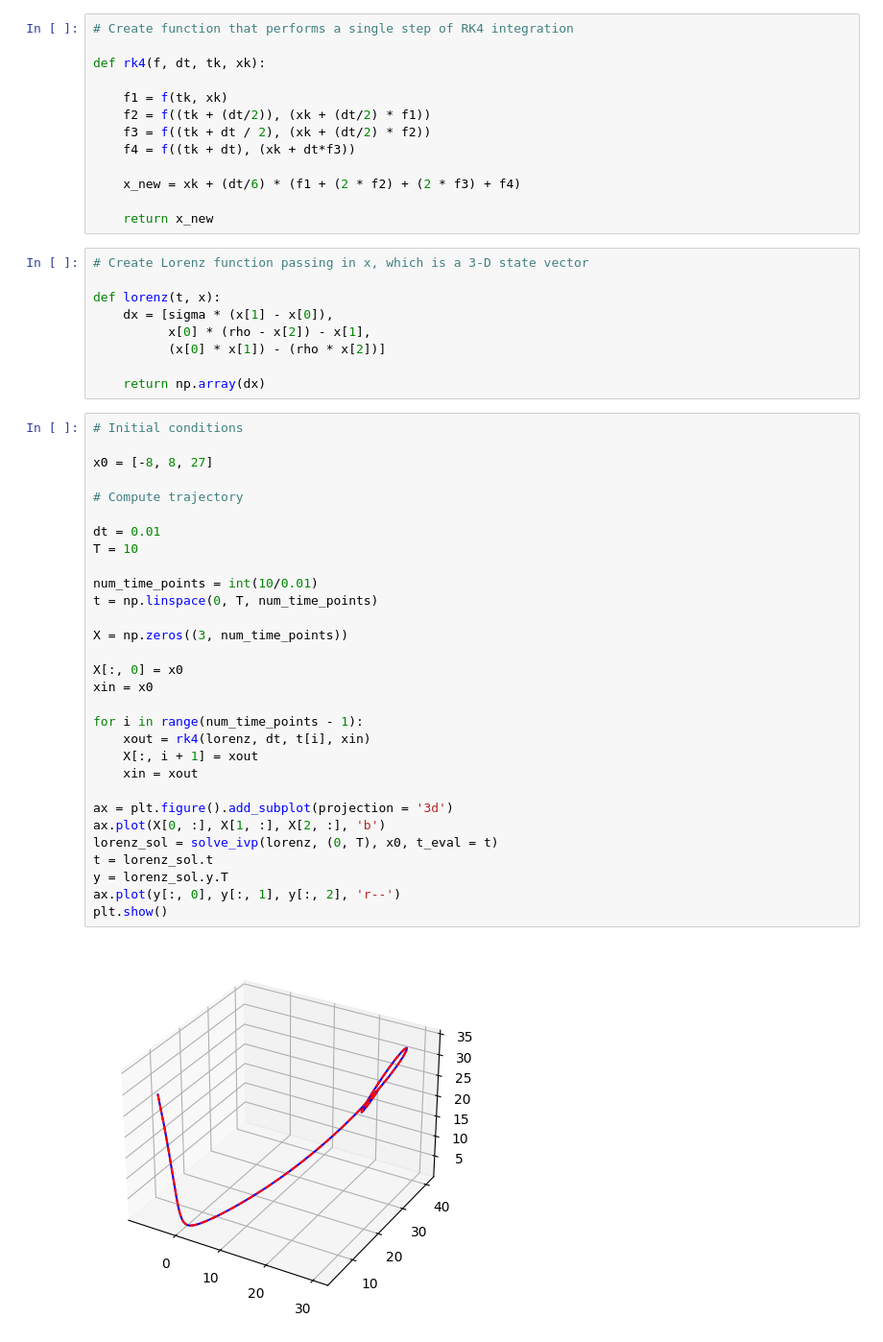
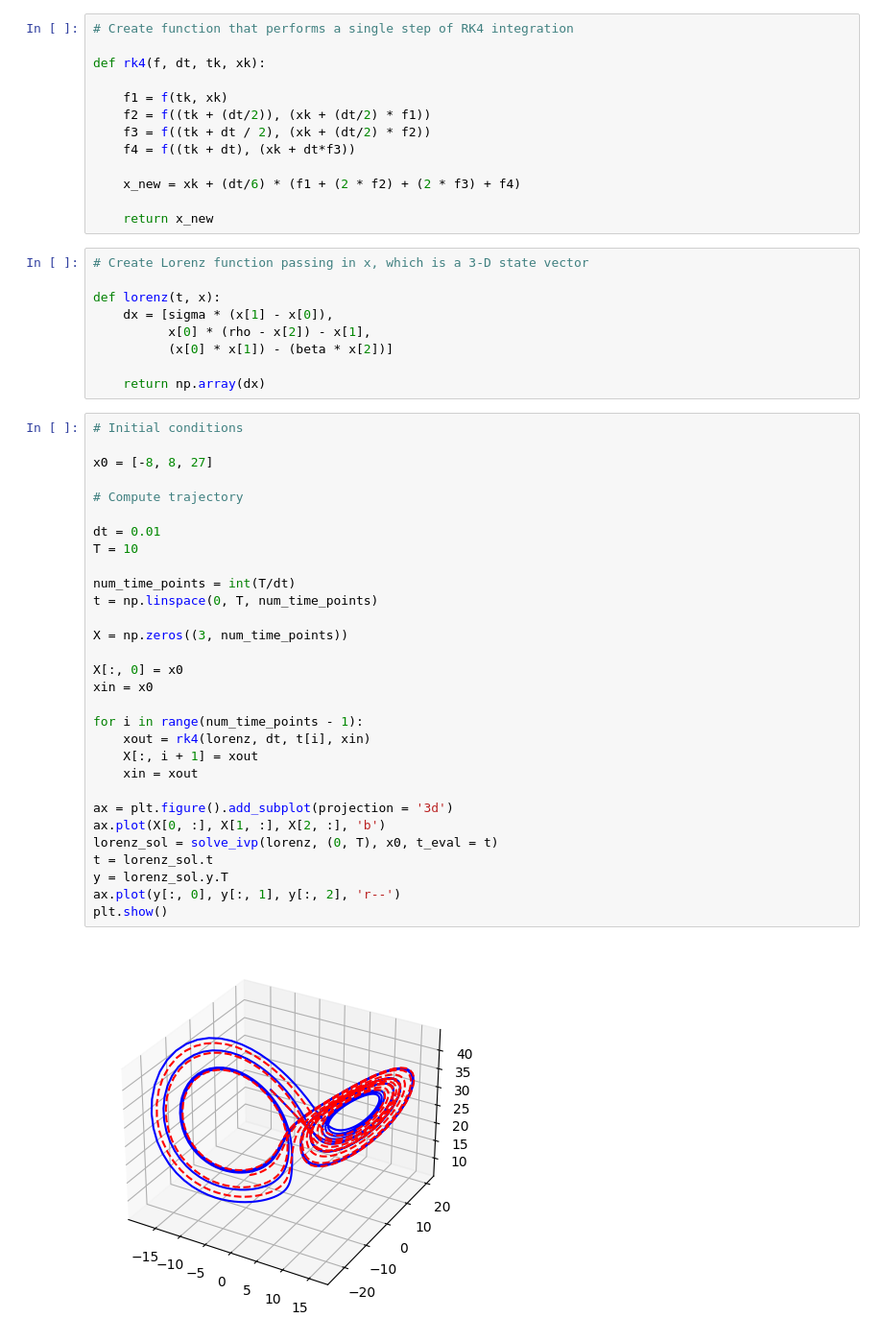
Before and after one commit to isotnek/continuing_education, a Jupyter notebook: ME564/programmatic_diff_eq.ipynb, the cells around one changed output. Shown at 96% size. Saved outputs shown, nothing was run; the diff lists cells and outputs as text.

```diff
--- a/ME564/programmatic_diff_eq.ipynb
+++ b/ME564/programmatic_diff_eq.ipynb
@@ -521,38 +521,38 @@ def rk4(f, dt, tk, xk):
 def lorenz(t, x):
     dx = [sigma * (x[1] - x[0]),
           x[0] * (rho - x[2]) - x[1],
-          (x[0] * x[1]) - (rho * x[2])]
+          (x[0] * x[1]) - (beta * x[2])]
 
     return np.array(dx)
 # %%
 # Initial conditions
 
 x0 = [-8, 8, 27]
 
 # Compute trajectory
 
 dt = 0.01
 T = 10
 
-num_time_points = int(10/0.01)
+num_time_points = int(T/dt)
 t = np.linspace(0, T, num_time_points)
 
 X = np.zeros((3, num_time_points))
 
 X[:, 0] = x0
 xin = x0
 
 for i in range(num_time_points - 1):
     xout = rk4(lorenz, dt, t[i], xin)
     X[:, i + 1] = xout
     xin = xout
 
 ax = plt.figure().add_subplot(projection = '3d')
 ax.plot(X[0, :], X[1, :], X[2, :], 'b')
 lorenz_sol = solve_ivp(lorenz, (0, T), x0, t_eval = t)
 t = lorenz_sol.t
 y = lorenz_sol.y.T
 ax.plot(y[:, 0], y[:, 1], y[:, 2], 'r--')
 plt.show()
 # %% [output]
-[figure, old version]
+[figure, new version]
```
